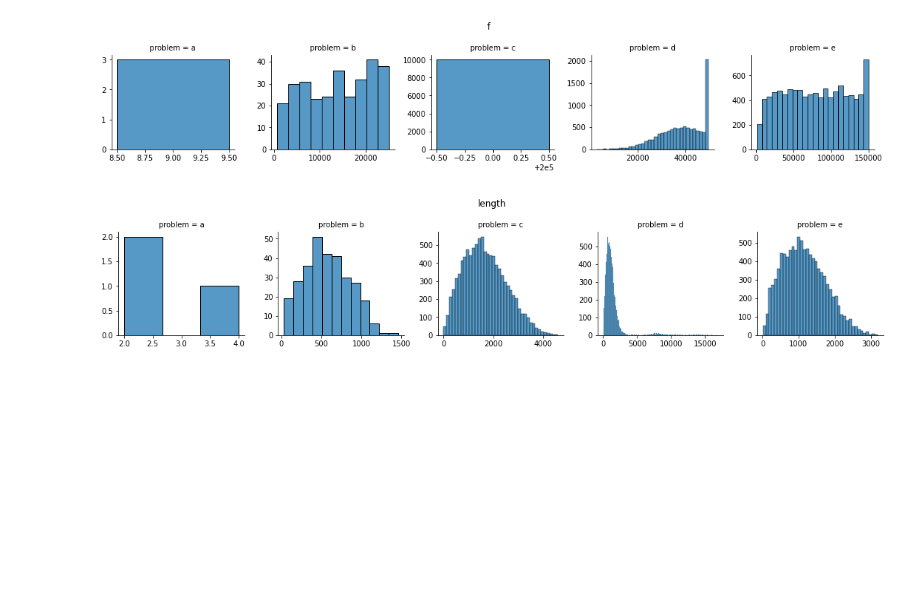
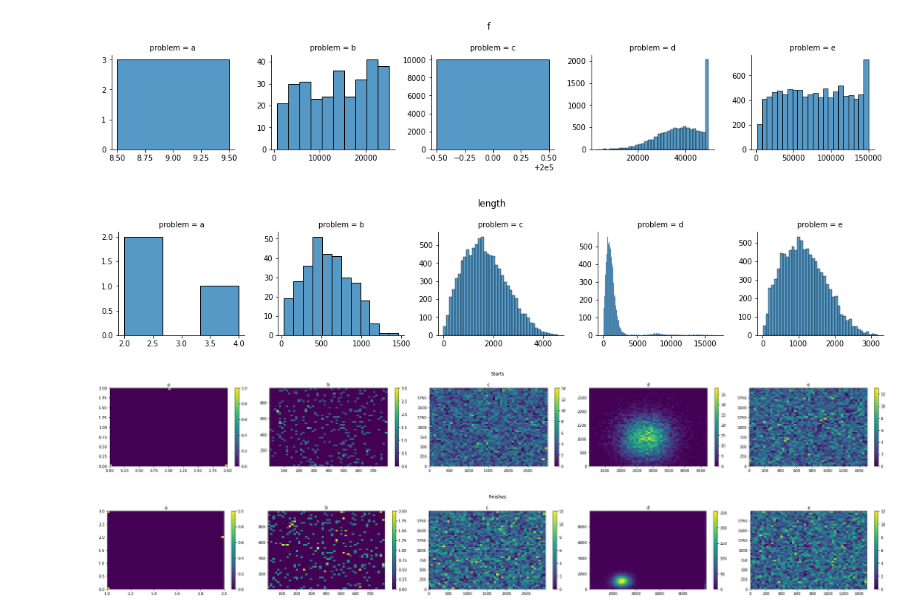
Before and after one commit to ikrets/hashcode-2021, a Jupyter notebook: stats.ipynb, the cells around one changed output. Cells and saved outputs as stored; diff of their text form; code cells hidden in the pictures; blank space fills up the shorter version.

```diff
--- a/stats.ipynb
+++ b/stats.ipynb
@@ -32,7 +33,7 @@ class Problem:
         for field in ["a", "b", "x", "y", "s", "f"]:
             setattr(self, field, np.array([getattr(p, field) for p in self.problems]))
 
-        self.df = pd.DataFrame([{**asdict(p), "problem": path.name[0]} for p in self.problems])
+        self.df = pd.DataFrame([{**asdict(p), "problem": path.name[0], "t": self.T} for p in self.problems])
 # %%
 problems = {file.name[0]: Problem(file) for file in Path("data").glob("*.txt")}
 # %%
@@ -40,6 +41,8 @@ df = pd.concat([p.df for p in problems.values()])
 df.sort_values(by="problem", inplace=True)
 # %%
 df["length"] = abs(df.y - df.b) + abs(df.x - df.a)
+# %%
+df["relative_start"] = df.s / df.t
 # %%
 for column in ["s", "f", "length"]:
     g = sns.FacetGrid(df, col="problem", sharex=False, sharey=False)
@@ -51,3 +54,27 @@ for column in ["s", "f", "length"]:
 [figure]
 [figure]
 [figure]
+# %%
+def plot_starts_finishes(df):
+    fig, axes = plt.subplots(1, 5, figsize=(30, 4))
+    for i, (problem, group_df) in enumerate(df.groupby("problem")):
+        h = axes[i].hist2d(group_df.a, group_df.b, bins=50, norm=Normalize())
+        axes[i].set_title(problem)
+        fig.colorbar(h[3], ax=axes[i])
+    plt.suptitle("Starts")
+    plt.tight_layout()
+    plt.show()
+
+    fig, axes = plt.subplots(1, 5, figsize=(30, 4))
+    for i, (problem, group_df) in enumerate(df.groupby("problem")):
+        h = axes[i].hist2d(group_df.x, group_df.y, bins=50)
+        axes[i].set_title(problem)
+        fig.colorbar(h[3], ax=axes[i])
+    plt.suptitle("Finishes")
+    plt.tight_layout()
+    plt.show()
+# %%
+plot_starts_finishes(df)
+# %% [output]
+[figure, added]
+[figure, added]
```
Also changed, not shown: parts of 1 cell of this notebook.
